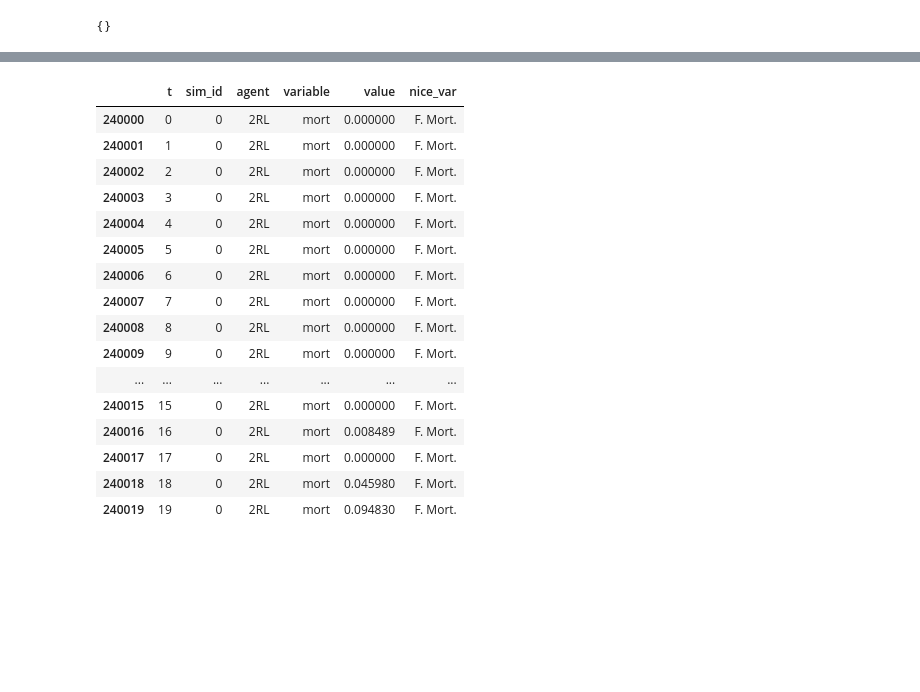
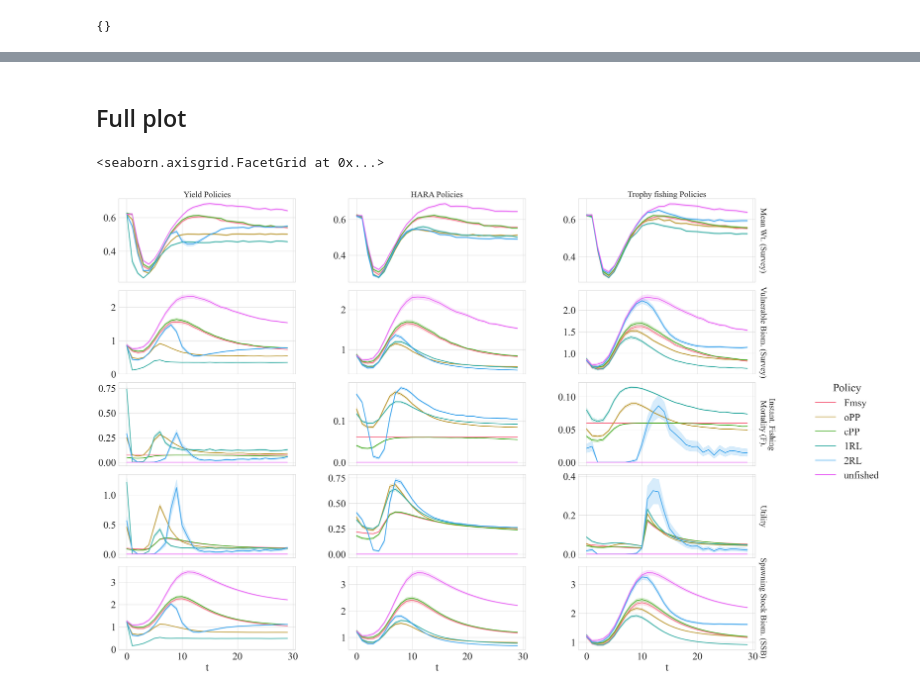
Before and after one commit to boettiger-lab/rl4fisheries, a Jupyter notebook: notebooks/experimenting/aftermath.ipynb, the cells around one changed output, grey strips where cells are left out. Cells and saved outputs as stored; diff of their text form; code cells hidden in the pictures; blank space fills up the shorter version.

```diff
--- a/notebooks/experimenting/aftermath.ipynb
+++ b/notebooks/experimenting/aftermath.ipynb
@@ -534,24 +539,32 @@ g3
+# %% [markdown]
+## Full plot
 # %%
-melted_UM1_df[
-    (melted_UM1_df.agent == "2RL")
-    &
-    (melted_UM1_df.variable=="mort")
-].head(20)
+g = sns.relplot(
+    data=full_df,
+    x='t',
+    y='value',
+    hue='Policy',
+    row='nice_var',
+    col='Utility',
+    kind='line',
+    aspect=2.4,
+    linewidth=2.8,
+    facet_kws={'sharey': False, 'margin_titles': True}
+)
+g.set_titles(row_template="{row_name}", col_template="{col_name} Policies", size=30)
+g.set_axis_labels("t", "")
+g.tight_layout()
+g.figure.subplots_adjust(hspace=0.1, wspace=0.3)
+
+mpl.rcParams['axes.linewidth'] = 4
+for idx, ax in enumerate(g.axes.ravel()):
+        ax.spines['right'].set_visible(True)
+        ax.spines['left'].set_visible(True)
+        ax.spines['top'].set_visible(True)
+        ax.spines['bottom'].set_visible(True)
+
+g.savefig("../../../peer-review/myst/figures/aftermath-full.jpeg")
+g
 # %% [output]
-|  | t | sim_id | agent | variable | value | nice_var |
-| 240000 | 0 | 0 | 2RL | mort | 0.000000 | F. Mort. |
-| 240001 | 1 | 0 | 2RL | mort | 0.000000 | F. Mort. |
-| 240002 | 2 | 0 | 2RL | mort | 0.000000 | F. Mort. |
-| 240003 | 3 | 0 | 2RL | mort | 0.000000 | F. Mort. |
-| 240004 | 4 | 0 | 2RL | mort | 0.000000 | F. Mort. |
-| 240005 | 5 | 0 | 2RL | mort | 0.000000 | F. Mort. |
-| 240006 | 6 | 0 | 2RL | mort | 0.000000 | F. Mort. |
-| 240007 | 7 | 0 | 2RL | mort | 0.000000 | F. Mort. |
-| 240008 | 8 | 0 | 2RL | mort | 0.000000 | F. Mort. |
-| 240009 | 9 | 0 | 2RL | mort | 0.000000 | F. Mort. |
-| ... | ... | ... | ... | ... | ... | ... |
-| 240015 | 15 | 0 | 2RL | mort | 0.000000 | F. Mort. |
-| 240016 | 16 | 0 | 2RL | mort | 0.008489 | F. Mort. |
-| 240017 | 17 | 0 | 2RL | mort | 0.000000 | F. Mort. |
-| 240018 | 18 | 0 | 2RL | mort | 0.045980 | F. Mort. |
-| 240019 | 19 | 0 | 2RL | mort | 0.094830 | F. Mort. |
+<seaborn.axisgrid.FacetGrid at 0x...>
+[figure, added]
```
Also changed, not shown: parts of 18 cells of this notebook.
